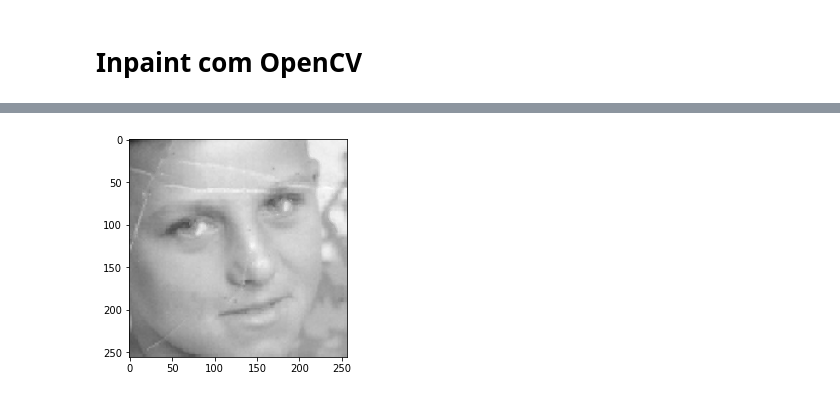
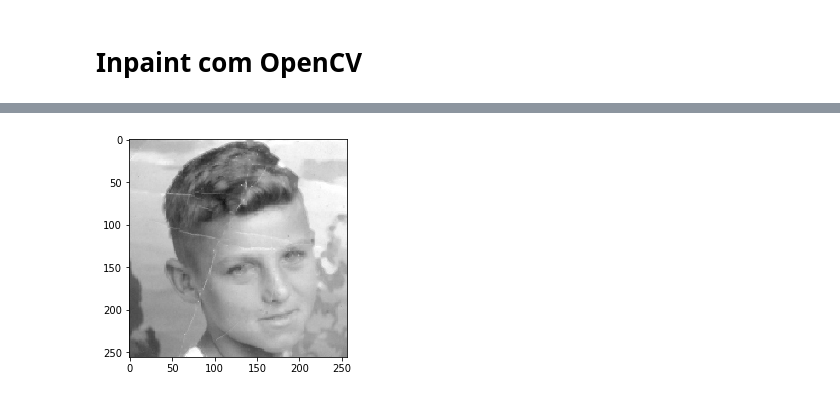
Before and after one commit to izabel-ferrari/projeto-formatura-poli, a Jupyter notebook: Inpaint.ipynb, the cells around one changed output, grey strips where cells are left out. Saved outputs shown, nothing was run; the diff lists cells and outputs as text; code cells hidden in the pictures.

Commit message:
Restauration of face and background + merge

```diff
--- a/Inpaint.ipynb
+++ b/Inpaint.ipynb
@@ -22 +22,34 @@ checkpoint_dir_path = './model_logs/release_celeba_256/'
+# %%
+def create_mask (img):
+    # Create HSV and grayscale formats
+    hsv = cv2.cvtColor(img, cv2.COLOR_BGR2HSV)
+    gray = cv2.cvtColor(img, cv2.COLOR_BGR2GRAY)
+
+    # Define variables used in masking
+    max_gray = np.amax(gray)
+    min_color = np.array([0,0,max_gray-60])
+    max_color = np.array([255,60,max_gray])
+
+    # Create initial region mask
+    reg = cv2.inRange(hsv, min_color, max_color)
+
+    # plt.imshow(gray, cmap="gray")
+
+    # Blur the image for better line detection
+    blur = cv2.GaussianBlur(gray,(3, 3),0)
+
+    # Define morphologial transformation kernel
+    kernel = np.ones((3,3),np.uint8)
+
+    # Create edges and dilate to get better results
+    edges = cv2.Canny(gray, 100, 150)
+    edges = cv2.dilate(edges, kernel)
+
+    # plt.imshow(edges, cmap="gray")
+
+    # Intersect region and edges
+    mask = reg & edges
+    mask = cv2.dilate(mask, kernel)
+
+    return mask
 # %%
@@ -67,7 +114,7 @@ except:
 # %%
 %%time
 
-image_copy = cv2.imread(img_filepath)
+image_copy = np.copy(image)
 
 face_cascade = cv2.CascadeClassifier(cascade_classifier_path + 'haarcascade_frontalface_default.xml')
 eye_cascade = cv2.CascadeClassifier(cascade_classifier_path + 'haarcascade_eye.xml')
@@ -217,15 +263,15 @@ Wall time: 3.38 s
 # %%
 %%time
 
-# face = cv2.imread(inpaint_generative_filepath)
+image_mask = create_mask(image)
 
-inpaint = cv2.inpaint(face, mask, 3, cv2.INPAINT_TELEA)
-save = cv2.cvtColor(inpaint, cv2.COLOR_BGR2RGB)
+image_inpaint_temp = cv2.inpaint(image, image_mask, 3, cv2.INPAINT_TELEA)
+image_inpaint = cv2.cvtColor(image_inpaint_temp, cv2.COLOR_BGR2RGB)
 
 # Save inpaint
-cv2.imwrite(inpaint_opencv_filepath, save)
+cv2.imwrite(inpaint_opencv_filepath, image_inpaint)
 
-plt.imshow(inpaint)
+plt.imshow(image_inpaint)
 print(inpaint_opencv_filepath)
 # %% [output]
 ./inpaints/inpaint_opencv_img_0.jpg
@@ -234 +280 @@ Wall time: 22.5 ms
-[figure, old version]
+[figure, new version]
```
Also changed, not shown: parts of 17 cells of this notebook.
